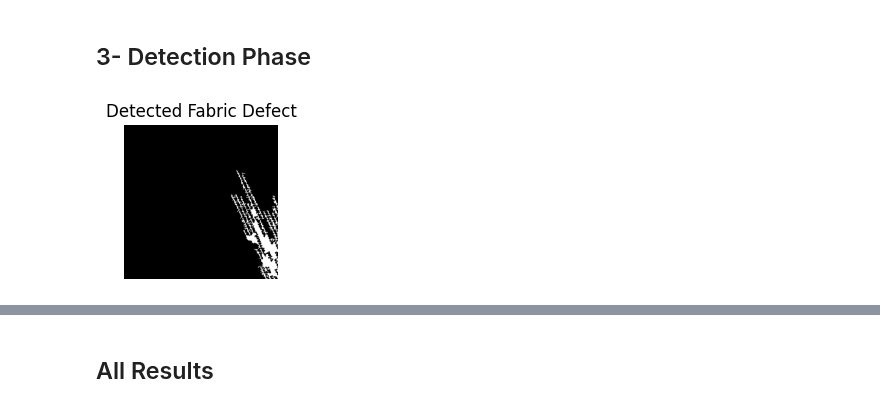
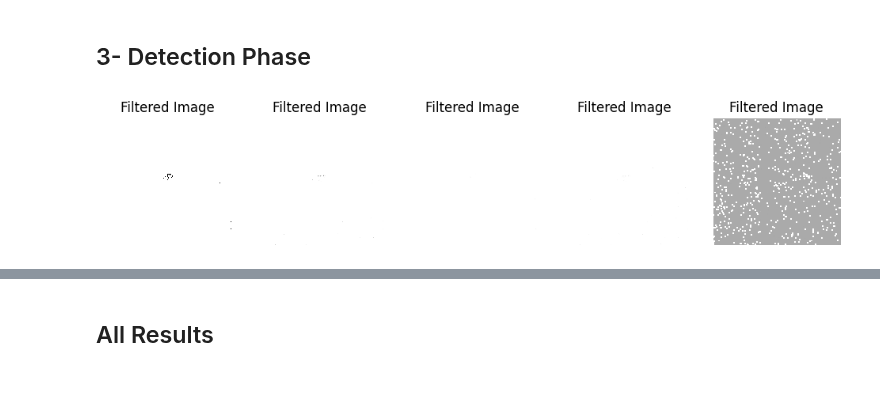
Before and after one commit to eylulranasarac/ie423-group, a Jupyter notebook: ProjectPart3/proposal.ipynb, the cells around one changed output, grey strips where cells are left out. Saved outputs shown, nothing was run; the diff lists cells and outputs as text; code cells hidden in the pictures.

```diff
--- a/ProjectPart3/proposal.ipynb
+++ b/ProjectPart3/proposal.ipynb
@@ -108,25 +108,43 @@ for label in range(1, num_labels):
         binary_image[labels == label] = 0
 # %% [markdown]
 ## 3- Detection Phase
-# %%
-# Apply Wiener Filter
-filtered_image = wiener(binary_image, (1, 1))
-
-# Find contours (ROIs) in the filtered image
-contours, _ = cv2.findContours(filtered_image.astype(np.uint8), cv2.RETR_EXTERNAL, cv2.CHAIN_APPROX_SIMPLE)
-
-# Identify the largest contour (ROI)
-largest_contour = max(contours, key=cv2.contourArea)
-
-# Create an empty image to draw the largest ROI
-output_image = np.zeros_like(binary_image)
-cv2.drawContours(output_image, [largest_contour], -1, (255, 255, 255), thickness=cv2.FILLED)
-
-plt.figure(figsize=(2, 2))
-plt.imshow(output_image, cmap='gray')
-plt.title("Detected Fabric Defect")
-plt.axis('off')
-
-plt.show()
-# %% [output]
-[figure, removed]
+# %%
+# Apply Wiener Filter
+filtered_image = wiener(binary_image, (1, 1))
+
+plt.figure(figsize=(12, 12))
+plt.subplot(1, 5, 1)
+plt.imshow(filtered_image, cmap='gray')
+plt.title('Filtered Image')
+plt.axis('off')
+
+filtered_image2 = wiener(binary_image, (1, 2))
+
+plt.subplot(1, 5, 2)
+plt.imshow(filtered_image2, cmap='gray')
+plt.title('Filtered Image')
+plt.axis('off')
+
+filtered_image3 = wiener(binary_image, (2, 1))
+
+plt.subplot(1, 5, 3)
+plt.imshow(filtered_image3, cmap='gray')
+plt.title('Filtered Image')
+plt.axis('off')
+
+filtered_image4 = wiener(binary_image, (2, 2))
+
+plt.subplot(1, 5, 4)
+plt.imshow(filtered_image4, cmap='gray')
+plt.title('Filtered Image')
+plt.axis('off')
+
+filtered_image5 = wiener(binary_image, (3, 3))
+
+plt.subplot(1, 5, 5)
+plt.imshow(filtered_image5, cmap='gray')
+plt.title('Filtered Image')
+plt.axis('off')
+plt.show()
+# %% [output]
+[figure, added]
```
Also changed, not shown: parts of 1 cell of this notebook.
